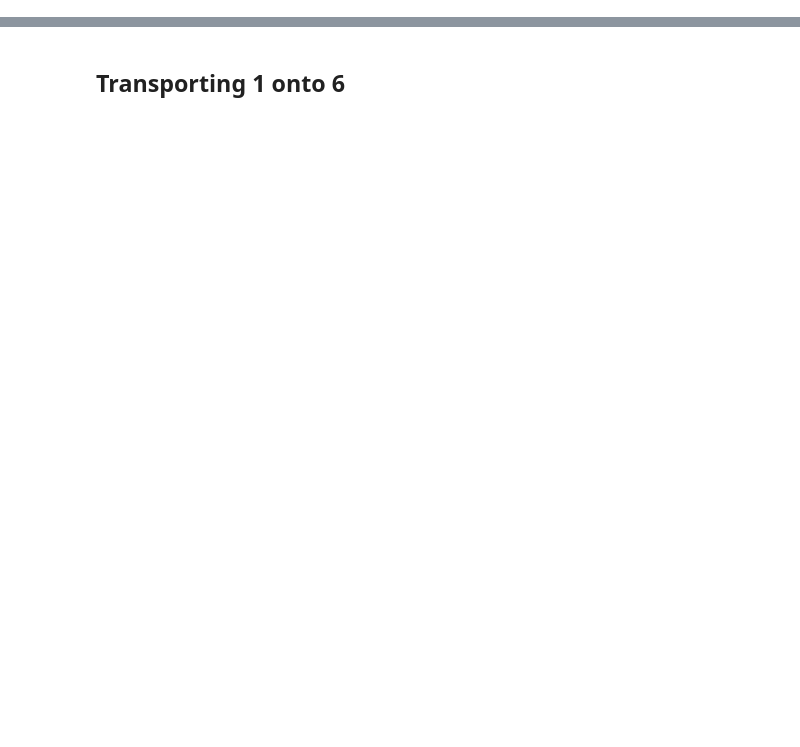
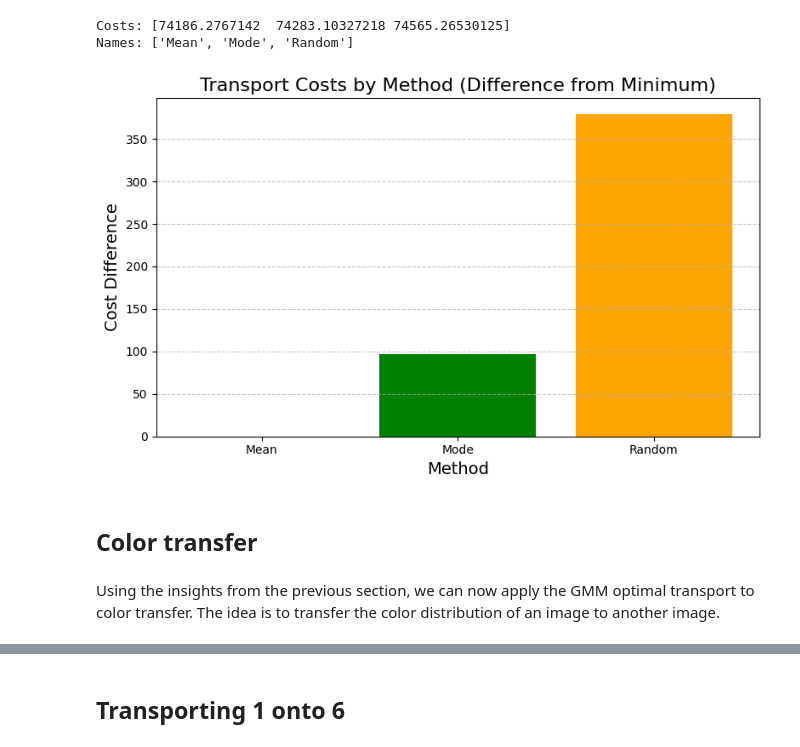
Before and after one commit to samsongourevitch/GMM_OT, a Jupyter notebook: GMM_OT/GMM_OT.ipynb, the cells around one changed output, grey strips where cells are left out. Saved outputs shown, nothing was run; the diff lists cells and outputs as text; code cells hidden in the pictures; blank space fills up the shorter version.

```diff
--- a/GMM_OT/GMM_OT.ipynb
+++ b/GMM_OT/GMM_OT.ipynb
@@ -117,0 +130,29 @@ plot_transport(X_1, X_transported)
+# %%
+rand_cost = compute_transport_cost(X_0, X_transported_rand)
+mean_cost = compute_transport_cost(X_0, X_transported_mean)
+mode_cost = compute_transport_cost(X_0, X_transported_mode)
+
+# Sort and print the costs in the right order wih the right names
+costs = np.array([rand_cost, mean_cost, mode_cost])
+names = ['Random', 'Mean', 'Mode']
+sorted_costs = np.sort(costs)
+sorted_names = [name for _, name in sorted(zip(costs, names))]
+print(f'Costs: {sorted_costs}')
+print(f'Names: {sorted_names}')
+# Create a bar plot for the transport costs with differences highlighted
+fig, ax = plt.subplots(figsize=(8, 5))
+ax.bar(sorted_names, sorted_costs - sorted_costs.min(), color=['blue', 'green', 'orange'])
+ax.set_title('Transport Costs by Method (Difference from Minimum)', fontsize=16)
+ax.set_ylabel('Cost Difference', fontsize=14)
+ax.set_xlabel('Method', fontsize=14)
+ax.grid(axis='y', linestyle='--', alpha=0.7)
+plt.tight_layout()
+plt.show()
+# %% [output]
+Costs: [74186.2767142  74283.10327218 74565.26530125]
+Names: ['Mean', 'Mode', 'Random']
+[figure, added]
+# %% [markdown]
+## Color transfer
+# %% [markdown]
+Using the insights from the previous section, we can now apply the GMM optimal transport to color transfer. The idea is to transfer the color distribution of an image to another image.
```
Also changed, not shown: parts of 53 cells of this notebook, 4 other files.
